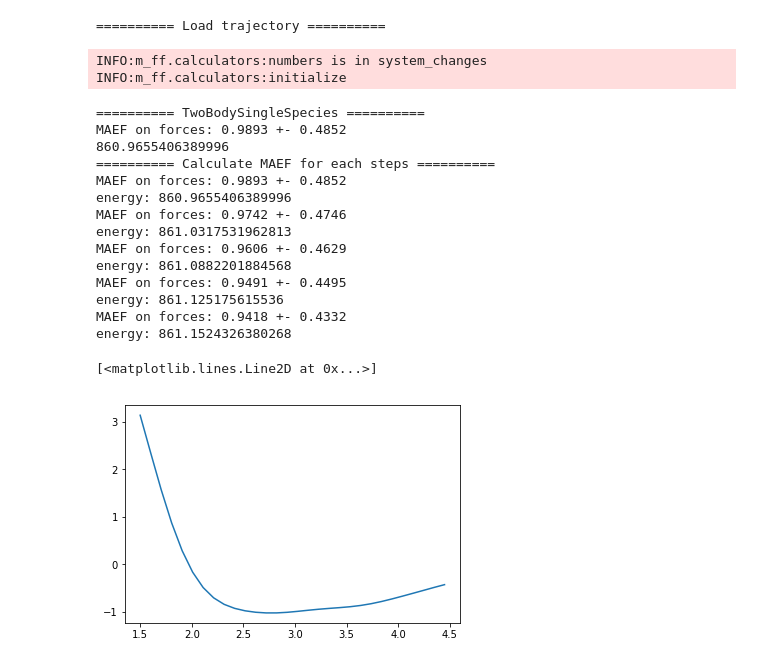
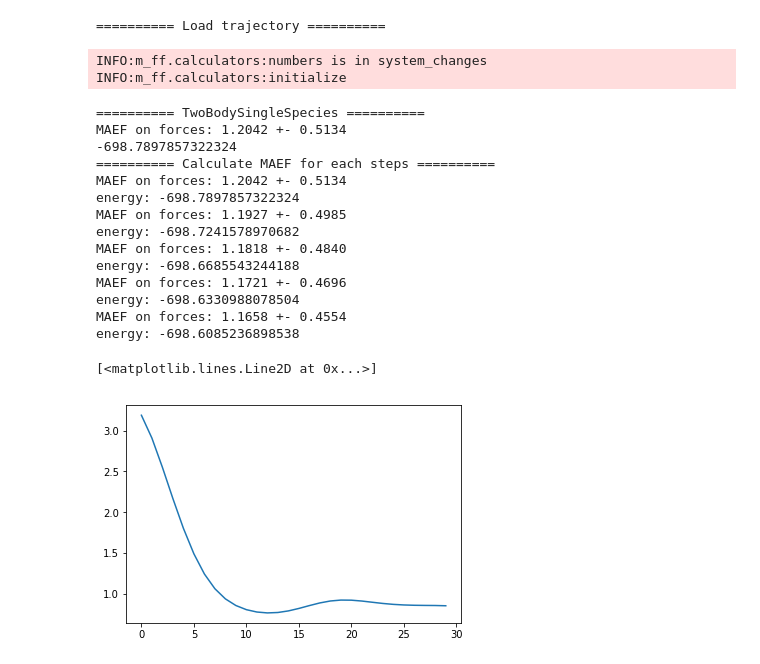
Before and after one commit to kcl-tscm/mff, a Jupyter notebook: test_Fe_vac.ipynb, the cells around one changed output. Saved outputs shown, nothing was run; the diff lists cells and outputs as text; code cells hidden in the pictures.

```diff
--- a/test_Fe_vac.ipynb
+++ b/test_Fe_vac.ipynb
@@ -24,7 +24,9 @@ traj = read(str(filename), index=slice(0, 5))
 print('========== TwoBodySingleSpecies ==========')
 
 # future: TwoBodySingleSpecies.from_json(directory / 'test.json')
-rs, element1, _, grid_data_1_1, _ = np.load(str(directory / 'MFF_2b_ntr_10_sig_1.00_cut_4.45.npy'))
+# rs, element1, _, grid_data_1_1, _ = np.load(str(directory / 'MFF_2b_ntr_10_sig_1.00_cut_4.45.npy'))
+# rs, element1, _, grid_data_1_1, _ = np.load(str(directory / 'MFF_2b_ntr_20_sig_1.00_cut_4.45.npy'))
+rs, element1, _, grid_data_1_1, grid_data_1_1_1 = np.load(str(directory / 'MFF_2b_ntr_30_sig_1.00_cut_4.45.npy'))
 grid_1_1 = Spline1D(rs, grid_data_1_1)
 
 calc = TwoBodySingleSpecies(r_cut=3.7, grid_1_1=grid_1_1)
@@ -48,21 +50,21 @@ for atoms in traj:
 INFO:m_ff.calculators:numbers is in system_changes
 INFO:m_ff.calculators:initialize
 ========== TwoBodySingleSpecies ==========
-MAEF on forces: 0.9893 +- 0.4852
-860.9655406389996
+MAEF on forces: 1.2042 +- 0.5134
+-698.7897857322324
 ========== Calculate MAEF for each steps ==========
-MAEF on forces: 0.9893 +- 0.4852
-energy: 860.9655406389996
-MAEF on forces: 0.9742 +- 0.4746
-energy: 861.0317531962813
-MAEF on forces: 0.9606 +- 0.4629
-energy: 861.0882201884568
-MAEF on forces: 0.9491 +- 0.4495
-energy: 861.125175615536
-MAEF on forces: 0.9418 +- 0.4332
-energy: 861.1524326380268
+MAEF on forces: 1.2042 +- 0.5134
+energy: -698.7897857322324
+MAEF on forces: 1.1927 +- 0.4985
+energy: -698.7241578970682
+MAEF on forces: 1.1818 +- 0.4840
+energy: -698.6685543244188
+MAEF on forces: 1.1721 +- 0.4696
+energy: -698.6330988078504
+MAEF on forces: 1.1658 +- 0.4554
+energy: -698.6085236898538
 # %%
-plt.plot(rs, -grid_data_1_1)
+plt.plot(-grid_data_1_1)
 # %% [output]
 [<matplotlib.lines.Line2D at 0x...>]
-[figure, old version]
+[figure, new version]
```
Also changed, not shown: parts of 4 cells of this notebook, 1 other file.
